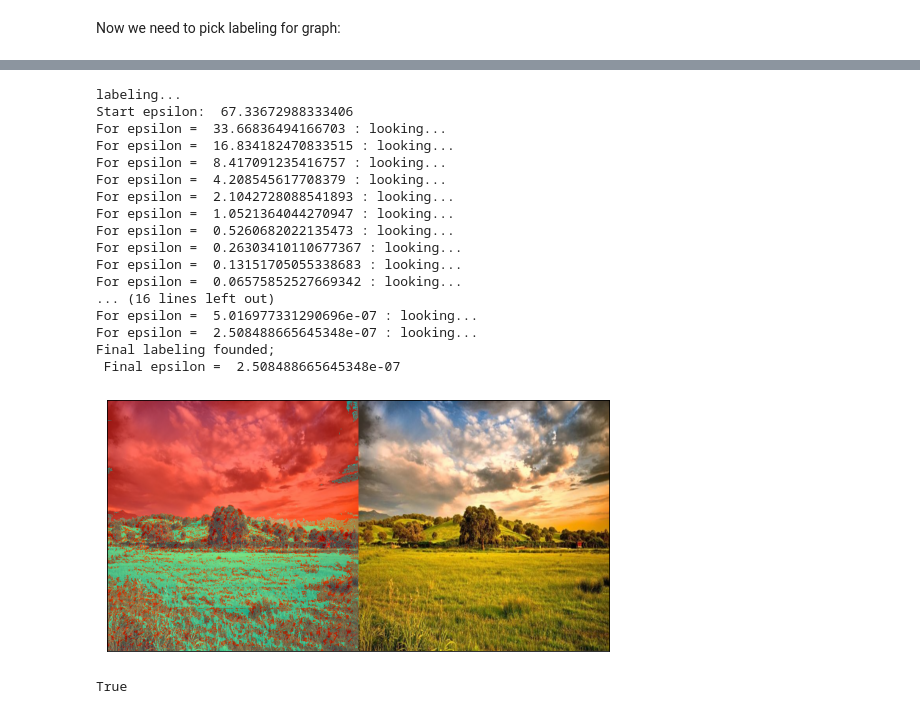
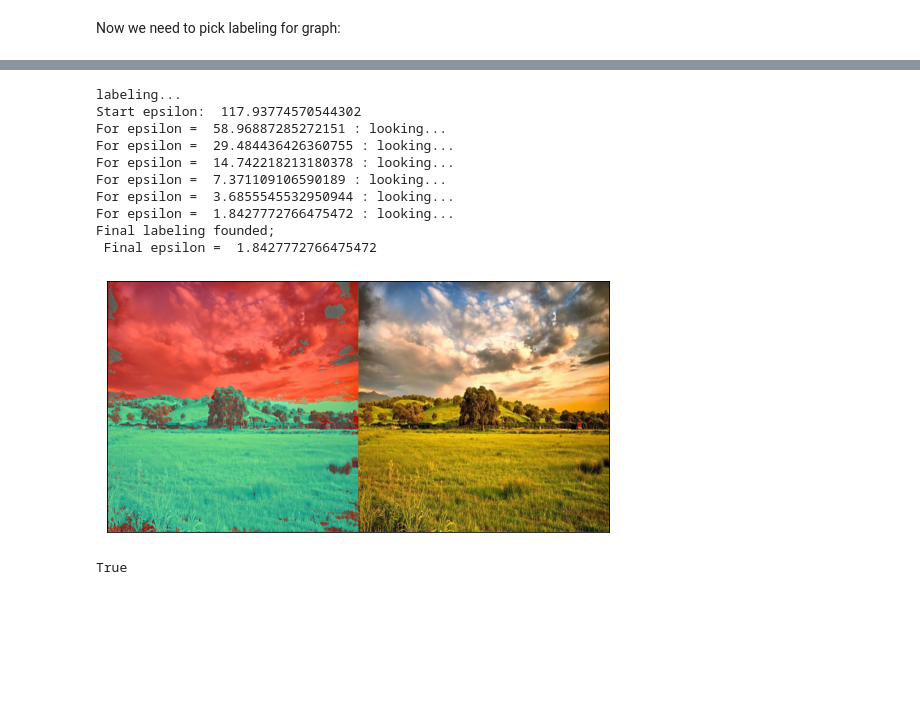
Before and after one commit to kus-machine/c5-pattern-recognition, a Jupyter notebook: lab2_pattern/lab2_j.ipynb, the cells around one changed output, grey strips where cells are left out. Cells and saved outputs as stored; diff of their text form; code cells hidden in the pictures; blank space fills up the shorter version.

```diff
--- a/lab2_pattern/lab2_j.ipynb
+++ b/lab2_pattern/lab2_j.ipynb
@@ -249,44 +248,37 @@ True
 # %%
 filename = "field5.jpg"
 img1 = imread(filename)
 scale = [512, 512]
 img1_res = resize(img1, scale).astype(np.longdouble)
-n_iterations = 20
+n_iterations = 100
 eps = 0.2
 epsilon_lower_border=10**(-20)
 mean0, mean1, cov0, cov1 = lab2.take_params(img1_res, h=.2, w=.4, offset=0.05)
 PROBS = lab2.get_probs(img1_res, mean0, mean1, cov0, cov1)
 graph = lab2.fill_graph_edges(PROBS)
 new_graph = lab2.diffusion_alg(n_iterations, graph)
 graph_for_label = copy.deepcopy(new_graph)
 labeling_graph, final_labels = lab2.labeling(graph_for_label, epsilon_lower_border=epsilon_lower_border)
 result = np.zeros_like(img1_res)
 result[..., 0] = final_labels * 255
 result[..., 1] = final_labels * 255
 result[result[..., 0] == 0] = [0, 0, 255]
 result[result[..., 1] == 0] = [0, 0, 255]
 result2 = hconcat([(img1_res/2 + result /2).astype(np.uint8), img1_res.astype(np.uint8)])
 lab2.show_image(result2)
 imwrite('result_' + filename[:-4] + '.png', result2)
 # %% [output]
 labeling...
-Start epsilon:  67.33672988333406
-For epsilon =  33.66836494166703 : looking...
-For epsilon =  16.834182470833515 : looking...
-For epsilon =  8.417091235416757 : looking...
-For epsilon =  4.208545617708379 : looking...
-For epsilon =  2.1042728088541893 : looking...
-For epsilon =  1.0521364044270947 : looking...
-For epsilon =  0.5260682022135473 : looking...
-For epsilon =  0.26303410110677367 : looking...
-For epsilon =  0.13151705055338683 : looking...
-For epsilon =  0.06575852527669342 : looking...
-... (16 lines left out)
-For epsilon =  5.016977331290696e-07 : looking...
-For epsilon =  2.508488665645348e-07 : looking...
+Start epsilon:  117.93774570544302
+For epsilon =  58.96887285272151 : looking...
+For epsilon =  29.484436426360755 : looking...
+For epsilon =  14.742218213180378 : looking...
+For epsilon =  7.371109106590189 : looking...
+For epsilon =  3.6855545532950944 : looking...
+For epsilon =  1.8427772766475472 : looking...
 Final labeling founded;
- Final epsilon =  2.508488665645348e-07
+ Final epsilon =  1.8427772766475472
-[figure, old version]
+[figure, new version]
 True
 # %%
 filename = "field6.jpg"
```
Also changed, not shown: parts of 10 cells of this notebook, 1 other file.
